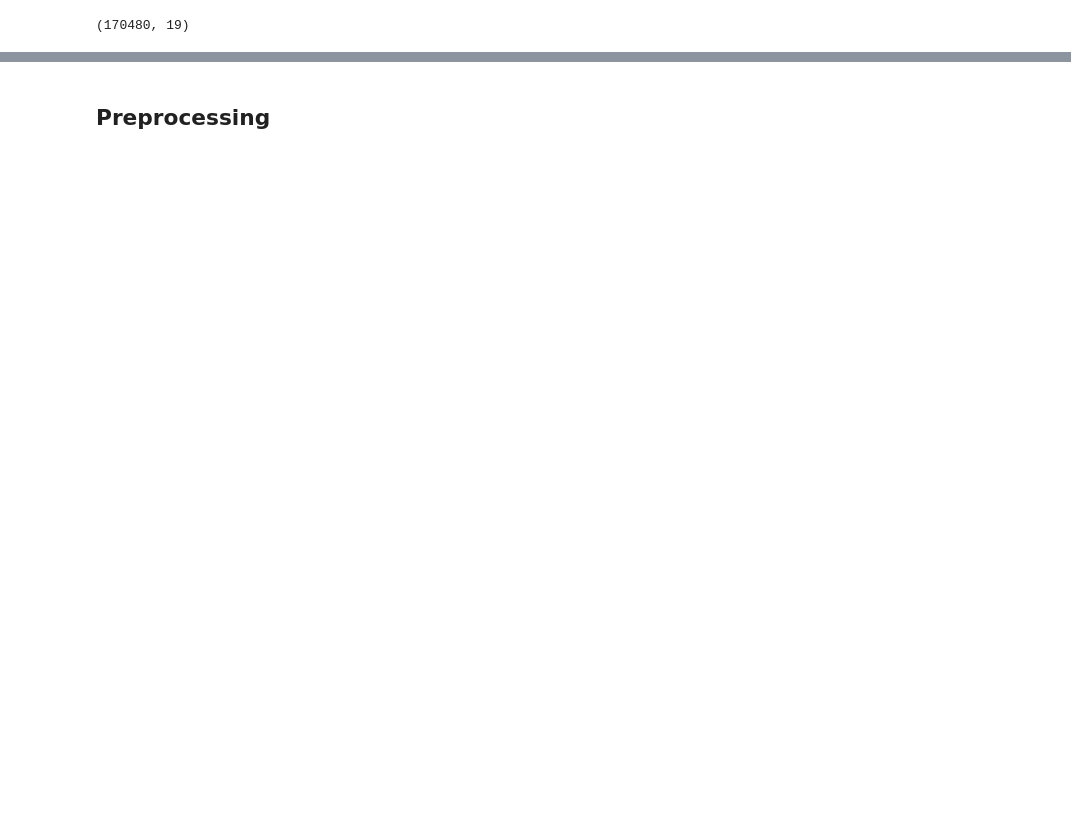
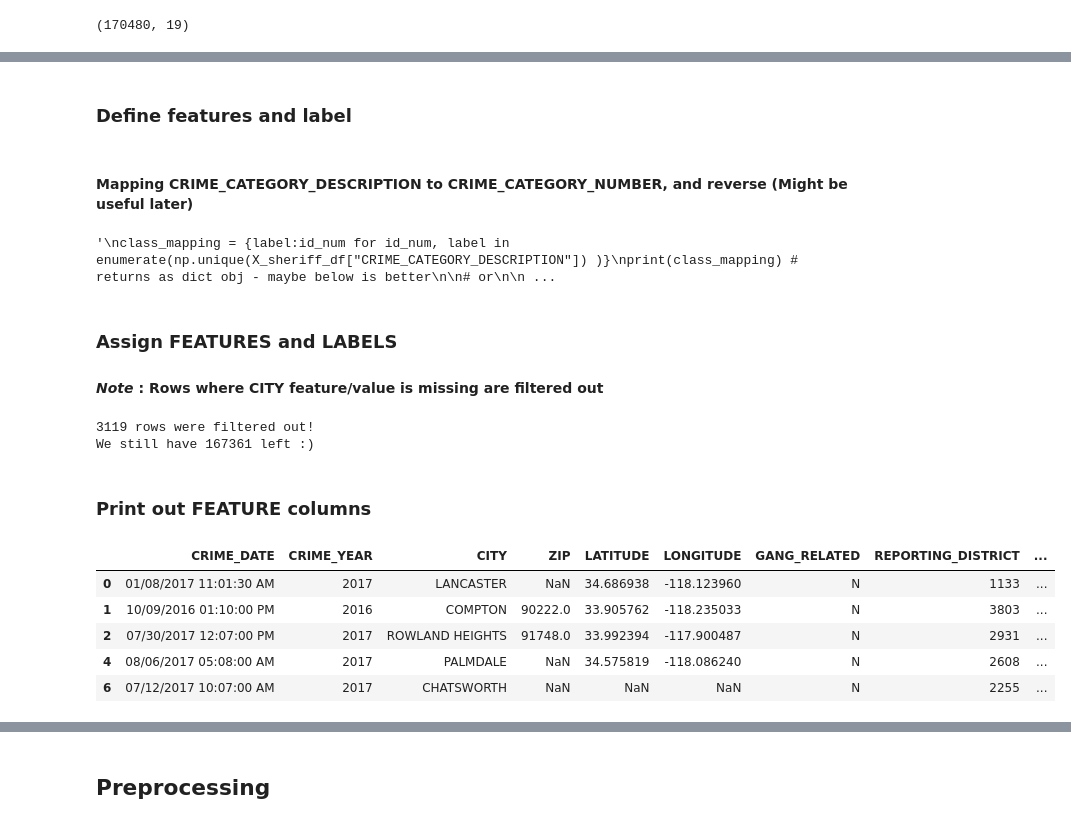
Before and after one commit to dannypadilla/la-sheriff-crimes, a Jupyter notebook: sheriff-crime-data.ipynb, the cells around one changed output, grey strips where cells are left out. Saved outputs shown, nothing was run; the diff lists cells and outputs as text; code cells hidden in the pictures; blank space fills up the shorter version.

Commit message:
streamline input and filter

```diff
--- a/sheriff-crime-data.ipynb
+++ b/sheriff-crime-data.ipynb
@@ -63,0 +39,61 @@ X.head()
+# %% [markdown]
+### Define features and label
+# %%
+'''
+all_columns = ['CRIME_DATE', 'CRIME_YEAR', 'CRIME_CATEGORY_NUMBER',
+       'CRIME_CATEGORY_DESCRIPTION', 'STATISTICAL_CODE',
+       'STATISTICAL_CODE_DESCRIPTION', 'VICTIM_COUNT', 'STREET', 'CITY',
+       'STATE', 'ZIP', 'LATITUDE', 'LONGITUDE', 'GANG_RELATED',
+       'REPORTING_DISTRICT', 'STATION_IDENTIFIER', 'STATION_NAME',
+       'CRIME_IDENTIFIER', 'LOCATION']
+'''
+
+# edit feature columns to include here
+feat_cols = ['CRIME_DATE', 'CRIME_YEAR',
+             'CITY', 'ZIP', 'LATITUDE', 'LONGITUDE', 'GANG_RELATED',
+             'REPORTING_DISTRICT', 'STATION_IDENTIFIER', 'STATION_NAME',
+             'CRIME_IDENTIFIER', 'LOCATION']
+
+label_col = ["CRIME_CATEGORY_NUMBER"]
+# %% [markdown]
+#### Mapping CRIME_CATEGORY_DESCRIPTION to CRIME_CATEGORY_NUMBER, and reverse (Might be useful later)
+# %%
+'''
+class_mapping = {label:id_num for id_num, label in enumerate(np.unique(X_sheriff_df["CRIME_CATEGORY_DESCRIPTION"]) )}
+print(class_mapping) # returns as dict obj - maybe below is better
+
+# or
+
+class_le = LabelEncoder() # does above automatically; but returns as numpy array
+y_map = class_le.fit_transform(X_sheriff_df["CRIME_CATEGORY_DESCRIPTION"])
+print(y_map)
+y_inverse = class_le.inverse_transform(y_map) # undo transform - back to string
+print(y_inverse)
+'''
+# %% [output]
+'\nclass_mapping = {label:id_num for id_num, label in enumerate(np.unique(X_sheriff_df["CRIME_CATEGORY_DESCRIPTION"]) )}\nprint(class_mapping) # returns as dict obj - maybe below is better\n\n# or\n\n ...
+# %% [markdown]
+### Assign FEATURES and LABELS
+#### _Note_ : Rows where CITY feature/value is missing are filtered out
+# %%
+filter_sheriff_df = sheriff_df[pd.notnull(sheriff_df['CITY']) ] # filter out rows where CITY value is missing
+
+X_sheriff_df = filter_sheriff_df[feat_cols] # FEATURES column
+y_sheriff_df = filter_sheriff_df[label_col] # LABELS
+
+print(sheriff_df.shape[0] - X_sheriff_df.shape[0], "rows were filtered out!")
+print("We still have", X_sheriff_df.shape[0], "left :)")
+# %% [output]
+3119 rows were filtered out!
+We still have 167361 left :)
+# %% [markdown]
+### Print out FEATURE columns
+# %%
+X_sheriff_df.head()
+# %% [output]
+|  | CRIME_DATE | CRIME_YEAR | CITY | ZIP | LATITUDE | LONGITUDE | GANG_RELATED | REPORTING_DISTRICT | ... |
+| 0 | 01/08/2017 11:01:30 AM | 2017 | LANCASTER | NaN | 34.686938 | -118.123960 | N | 1133 | ... |
+| 1 | 10/09/2016 01:10:00 PM | 2016 | COMPTON | 90222.0 | 33.905762 | -118.235033 | N | 3803 | ... |
+| 2 | 07/30/2017 12:07:00 PM | 2017 | ROWLAND HEIGHTS | 91748.0 | 33.992394 | -117.900487 | N | 2931 | ... |
+| 4 | 08/06/2017 05:08:00 AM | 2017 | PALMDALE | NaN | 34.575819 | -118.086240 | N | 2608 | ... |
+| 6 | 07/12/2017 10:07:00 AM | 2017 | CHATSWORTH | NaN | NaN | NaN | N | 2255 | ... |
```
Also changed, not shown: parts of 14 cells of this notebook.
